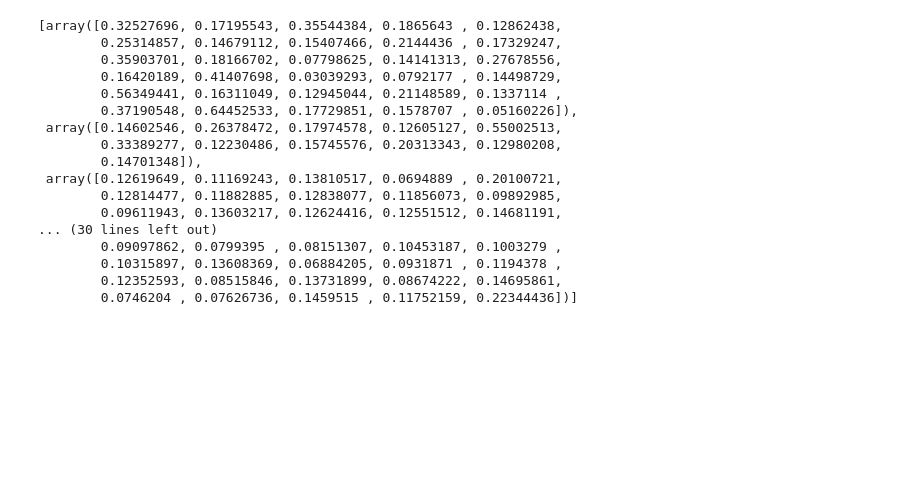
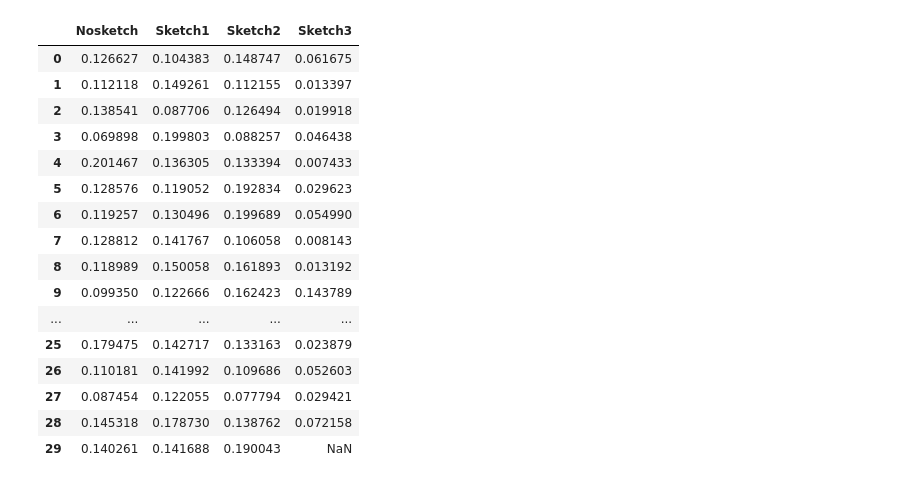
Before and after one commit to r-doz/Evolutionary-PP-Synthesis, a Jupyter notebook: src/evolution_plots.ipynb, the cells around one changed output. Cells and saved outputs as stored; diff of their text form; code cells hidden in the pictures; blank space fills up the shorter version.

```diff
--- a/src/evolution_plots.ipynb
+++ b/src/evolution_plots.ipynb
@@ -118,25 +98,23 @@ run  Rominas-Air.lan_25_1_21_211820_257045_27013_26  did not converge
 # %%
 
 df = pd.DataFrame(list(map(list, itertools.zip_longest(*fitness_5000, fillvalue=None))), columns=labels)
 df.head(31)
-df.to_csv('Figure5/'+programs[0]+'.tsv', sep="\t", index=False)
+#df.to_csv('Figure5/'+programs[0]+'.tsv', sep="\t", index=False)
+# %% [output]
+|  | Nosketch | Sketch1 | Sketch2 | Sketch3 |
+| 0 | 0.126627 | 0.104383 | 0.148747 | 0.061675 |
+| 1 | 0.112118 | 0.149261 | 0.112155 | 0.013397 |
+| 2 | 0.138541 | 0.087706 | 0.126494 | 0.019918 |
+| 3 | 0.069898 | 0.199803 | 0.088257 | 0.046438 |
+| 4 | 0.201467 | 0.136305 | 0.133394 | 0.007433 |
+| 5 | 0.128576 | 0.119052 | 0.192834 | 0.029623 |
+| 6 | 0.119257 | 0.130496 | 0.199689 | 0.054990 |
+| 7 | 0.128812 | 0.141767 | 0.106058 | 0.008143 |
+| 8 | 0.118989 | 0.150058 | 0.161893 | 0.013192 |
+| 9 | 0.099350 | 0.122666 | 0.162423 | 0.143789 |
+| ... | ... | ... | ... | ... |
+| 25 | 0.179475 | 0.142717 | 0.133163 | 0.023879 |
+| 26 | 0.110181 | 0.141992 | 0.109686 | 0.052603 |
+| 27 | 0.087454 | 0.122055 | 0.077794 | 0.029421 |
+| 28 | 0.145318 | 0.178730 | 0.138762 | 0.072158 |
+| 29 | 0.140261 | 0.141688 | 0.190043 | NaN |
-# %%
-fitness_5000
-# %% [output]
-[array([0.32527696, 0.17195543, 0.35544384, 0.1865643 , 0.12862438,
-        0.25314857, 0.14679112, 0.15407466, 0.2144436 , 0.17329247,
-        0.35903701, 0.18166702, 0.07798625, 0.14141313, 0.27678556,
-        0.16420189, 0.41407698, 0.03039293, 0.0792177 , 0.14498729,
-        0.56349441, 0.16311049, 0.12945044, 0.21148589, 0.1337114 ,
-        0.37190548, 0.64452533, 0.17729851, 0.1578707 , 0.05160226]),
- array([0.14602546, 0.26378472, 0.17974578, 0.12605127, 0.55002513,
-        0.33389277, 0.12230486, 0.15745576, 0.20313343, 0.12980208,
-        0.14701348]),
- array([0.12619649, 0.11169243, 0.13810517, 0.0694889 , 0.20100721,
-        0.12814477, 0.11882885, 0.12838077, 0.11856073, 0.09892985,
-        0.09611943, 0.13603217, 0.12624416, 0.12551512, 0.14681191,
-... (30 lines left out)
-        0.09097862, 0.0799395 , 0.08151307, 0.10453187, 0.1003279 ,
-        0.10315897, 0.13608369, 0.06884205, 0.0931871 , 0.1194378 ,
-        0.12352593, 0.08515846, 0.13731899, 0.08674222, 0.14695861,
-        0.0746204 , 0.07626736, 0.1459515 , 0.11752159, 0.22344436])]
```
Also changed, not shown: parts of 7 cells of this notebook, 48 other files.
